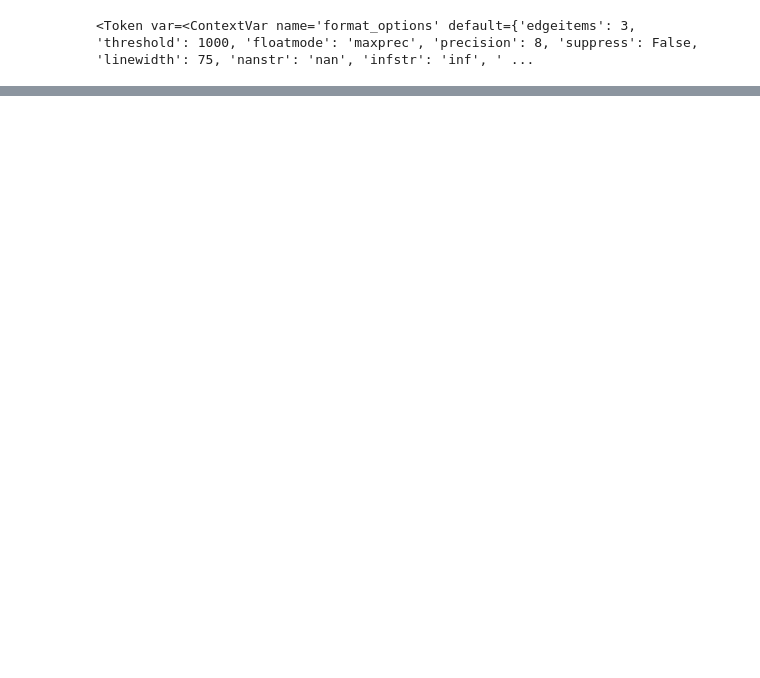
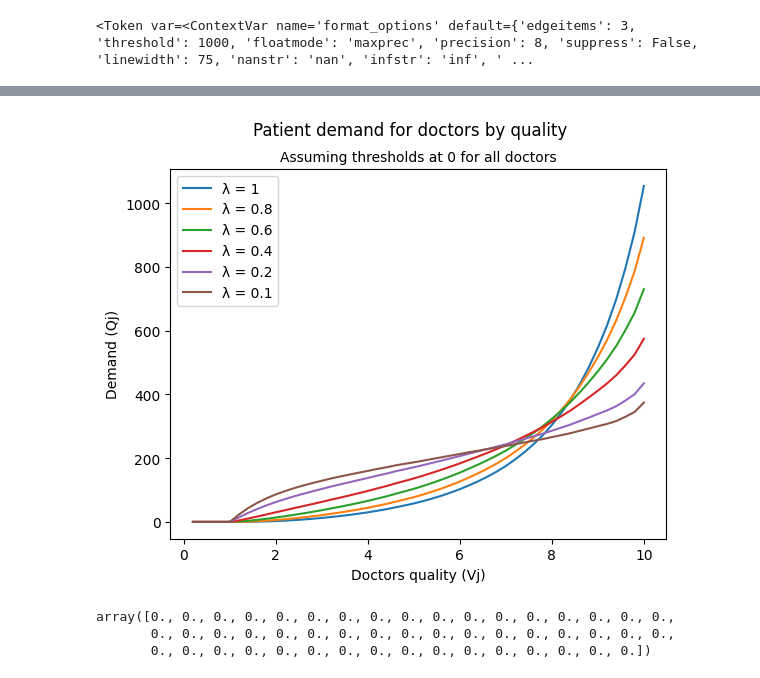
Before and after one commit to LeonTagle/Thesis-Models, a Jupyter notebook: Models.ipynb, the cells around one changed output, grey strips where cells are left out. Drawn from its saved outputs; the diff is of its cells as text; code cells hidden in the pictures; blank space fills up the shorter version.

Commit message:
Including plots and the like

```diff
--- a/Models.ipynb
+++ b/Models.ipynb
@@ -686,20 +608,0 @@ array([0.   , 0.   , 0.   , 0.   , 0.   , 0.   , 0.   , 0.   , 0.   ,
-# %%
-exponent = 4
-lambda_best_exact = lambda x: best_exact(x,exponent)
-
-
-x = np.zeros(J)
-y = k_even_closer
-n = 0
-
-max_iter = 10
-
-while not np.array_equal(x,y):
-    n += 1
-    x = y
-    if(n > max_iter):
-        print("Convergence not acheived, max iterations")
-        break
-    y = lambda_best_exact(x)
-
-y
@@ -764,0 +609,28 @@ graph_component_i(custom_function, k0, i_values=[30], start=0.1, stop=1.5, num_p
+# %%
+k0 = np.ones(J)
+V_example = np.linspace(0.2,10,50)
+
+lambda_values = [1, 0.8, 0.6, 0.4, 0.2, 0.1]
+
+# Loop over lambda values and plot directly
+x = V_example
+for λ in lambda_values:
+    y = SearchEq(I, F, G, t, λ, R, P, V_example, LogitSearch).Q(k0)
+    plt.plot(x, y, label=f'λ = {λ}')
+
+# Add legend and show plot
+plt.legend()
+plt.xlabel('Doctors quality (Vj)')
+plt.ylabel('Demand (Qj)')
+plt.suptitle('Patient demand for doctors by quality')
+plt.title('Assuming thresholds at 0 for all doctors', fontsize=10)
+plt.show()
+# %% [output]
+[figure, added]
+# %%
+
+SearchEq(I, F, G, t, λ, R, P, V_example, LogitSearch).X(k0)
+# %% [output]
+array([0., 0., 0., 0., 0., 0., 0., 0., 0., 0., 0., 0., 0., 0., 0., 0., 0.,
+       0., 0., 0., 0., 0., 0., 0., 0., 0., 0., 0., 0., 0., 0., 0., 0., 0.,
+       0., 0., 0., 0., 0., 0., 0., 0., 0., 0., 0., 0., 0., 0., 0., 0.])
```
Also changed, not shown: parts of 24 cells of this notebook.
